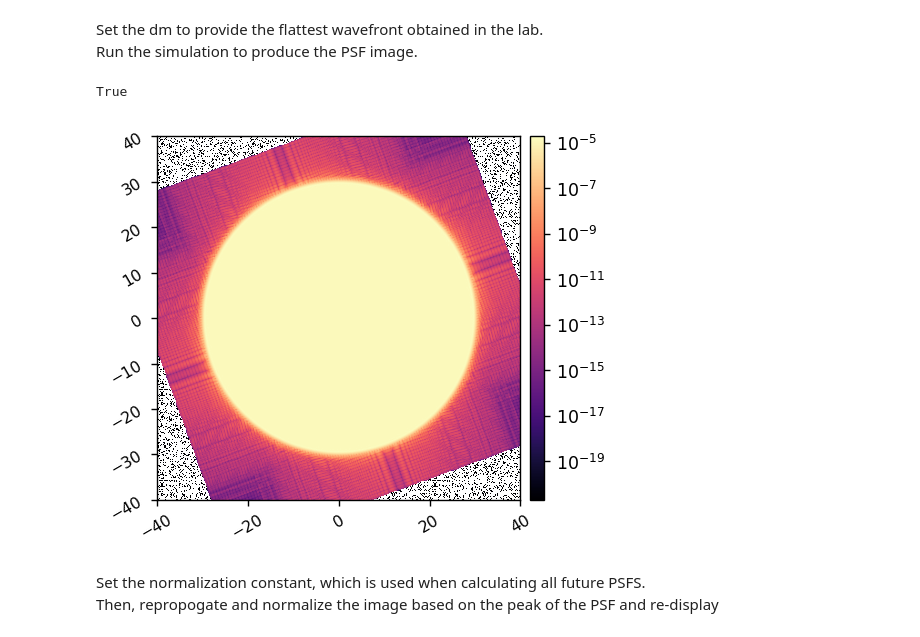
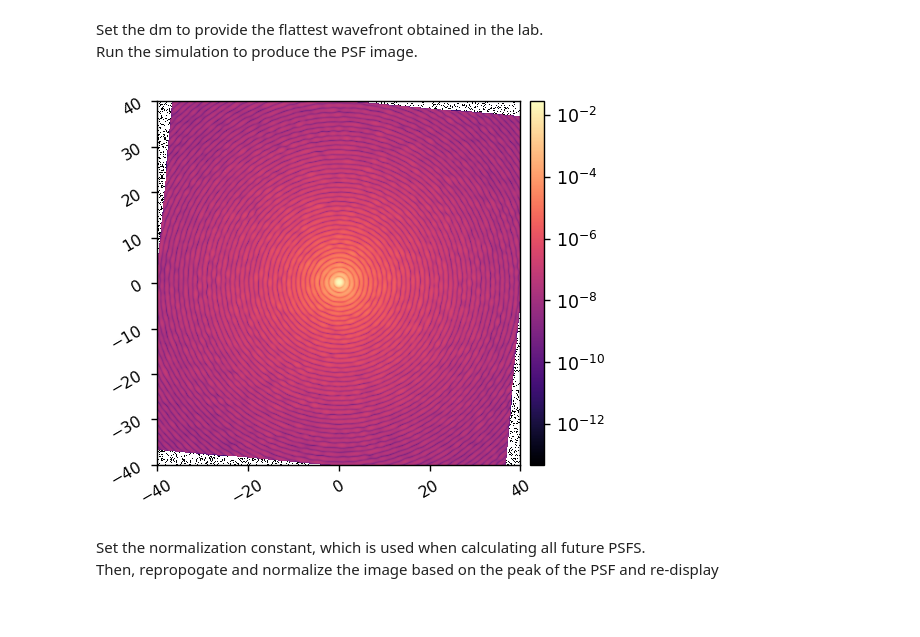
Before and after one commit to uasal/scoob-psf, a Jupyter notebook: example-notebooks/scoobpsf_demo.ipynb, the cells around one changed output. Cells and saved outputs as stored; diff of their text form; code cells hidden in the pictures.

Commit message:
updating model attributes to be consistent and fixing bugs with dm mask

```diff
--- a/example-notebooks/scoobpsf_demo.ipynb
+++ b/example-notebooks/scoobpsf_demo.ipynb
@@ -30,12 +30,12 @@ from scoobpsf import scoobm
 the following cell sets key model parameters
 # %%
 pupil_diam = 6.75*u.mm
-lyot_diam=3.6*u.mm
-det_rotation = 20 #  degrees of rotation of the detector relative to the optical axis
+lyot_diam = 3.6*u.mm
+det_rotation = -5 #  degrees of rotation of the detector relative to the optical axis
 
 # The flattest wavefront obtained for the system in the lab by
 # performing phase diversity
-dm_flat = fits.getdata(scoobm.module_path/'scoob_dm_flat.fits')
+dm_flat = fits.getdata(scoob.module_path/'scoob_dm_flat.fits')
 # %% [markdown]
 ## Simulation Parameters
 npix and oversample are divided by 4 to increase speed at the expense of accuracy
@@ -62,13 +62,16 @@ knife_edge = poppy.KnifeEdge(name='Knife Edge', rotation=0, shift_x=-shift)
 # %% [markdown]
 ## Initialize the class with the appropriate parameters for a non-coronographic PSF
 # %%
-reload(scoobm)
-model = scoobm.SCOOBM(npix=npix,
+reload(scoob)
+model = scoob.SCOOBM(npix=npix,
                       oversample=oversample,
                       wavelength=wavelength_c,
                       pupil_diam=pupil_diam,
                       det_rotation=det_rotation,
-                      use_synthetic_opds=use_opds,
+                      use_synthetic_opds=True,
+#                       dm_ref=dm_flat,
                       FPM=fpm,
                       LYOT=lyot,
                      )
+
+model.show_dm()
@@ -77,17 +83,11 @@ model = scoobm.SCOOBM(npix=npix,
 # %% [markdown]
 Set the dm to provide the flattest wavefront obtained in the lab. <br>
 Run the simulation to produce the PSF image.
-# %%
-True or False
-# %% [output]
-True
 # %%
-model.set_dm(dm_flat)
-
 ref_im = model.snap()
 imshow1(ref_im, lognorm=True, pxscl=model.psf_pixelscale_lamD)
 # %% [output]
-[figure, old version]
+[figure, new version]
 # %% [markdown]
 Set the normalization constant, which is used when calculating all future PSFS. <br>
 Then, repropogate and normalize the image based on the peak of the PSF and re-display
```
Also changed, not shown: parts of 5 cells of this notebook, 7 other files.
